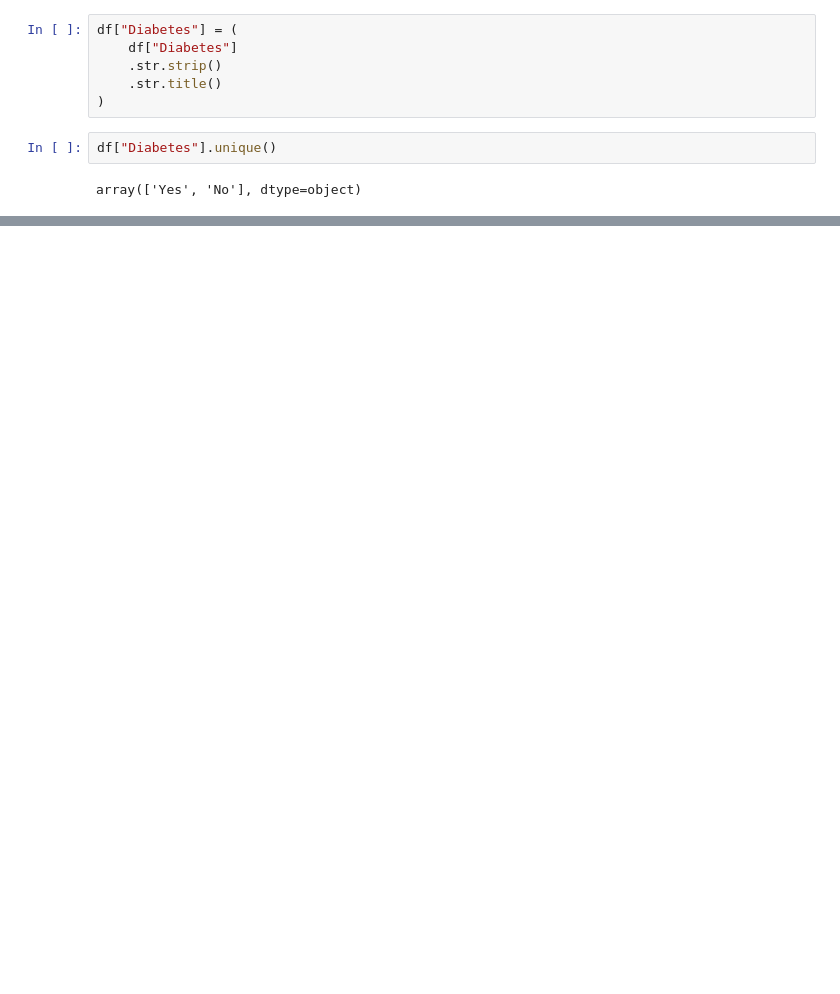
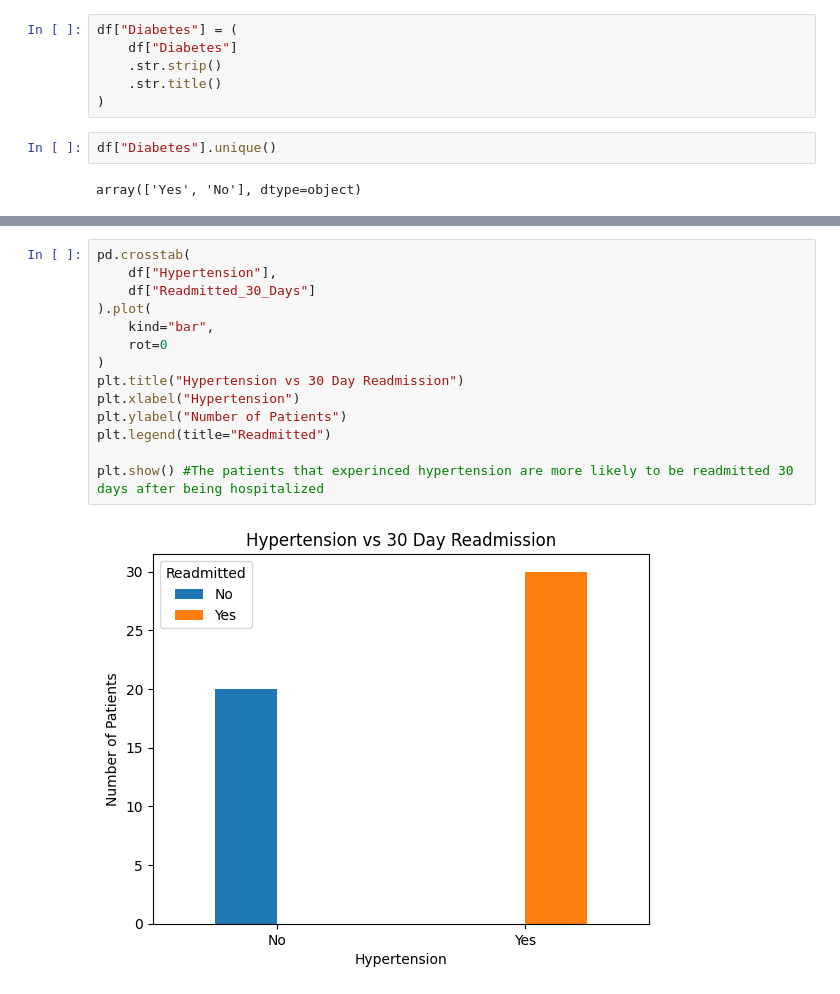
Before and after one commit to tapay9/healthcare_analysis, a Jupyter notebook: healthcare_analysis.ipynb, the cells around one changed output, grey strips where cells are left out. Saved outputs shown, nothing was run; the diff lists cells and outputs as text; blank space fills up the shorter version.

```diff
--- a/healthcare_analysis.ipynb
+++ b/healthcare_analysis.ipynb
@@ -348,0 +417,16 @@ df.to_csv("healthcare_cleaned.csv", index=False)
+# %%
+pd.crosstab(
+    df["Hypertension"],
+    df["Readmitted_30_Days"]
+).plot(
+    kind="bar",
+    rot=0
+)
+plt.title("Hypertension vs 30 Day Readmission")
+plt.xlabel("Hypertension")
+plt.ylabel("Number of Patients")
+plt.legend(title="Readmitted")
+
+plt.show() #The patients that experinced hypertension are more likely to be readmitted 30 days after being hospitalized
+# %% [output]
+[figure, added]
```
Also changed, not shown: parts of 23 cells of this notebook, 1 other file.
